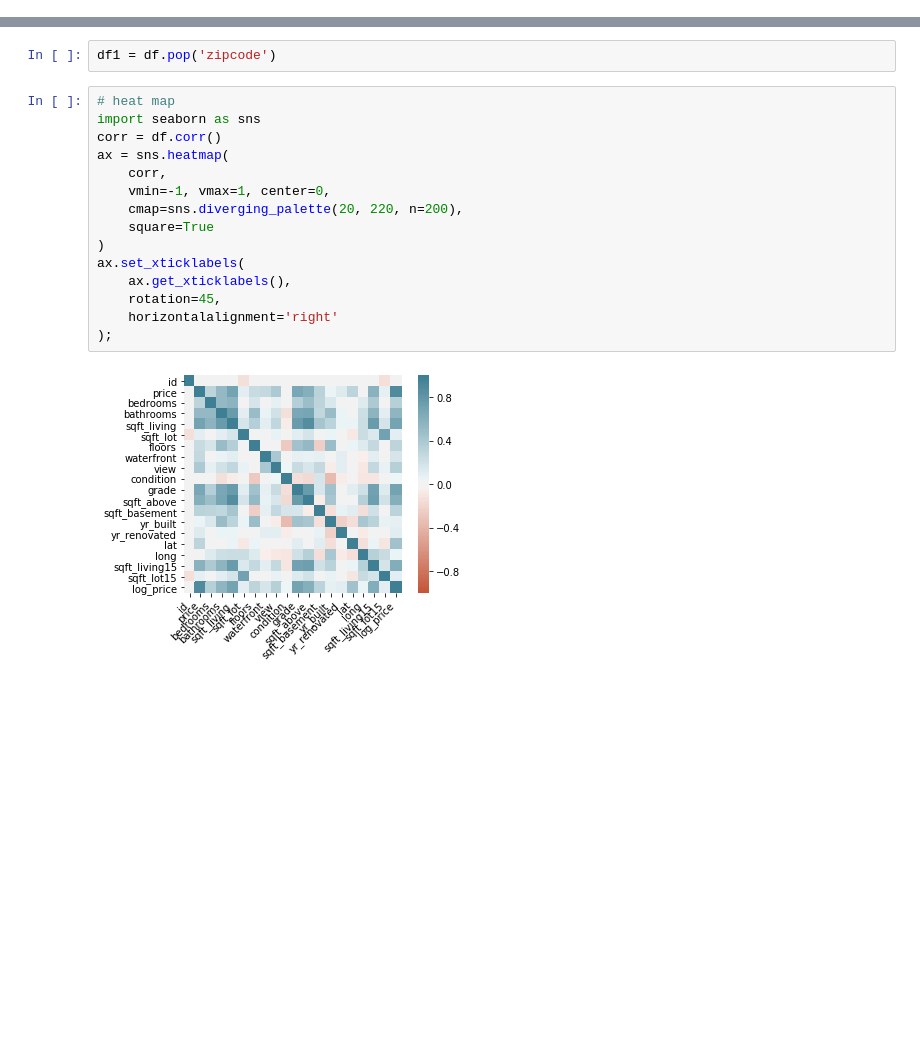
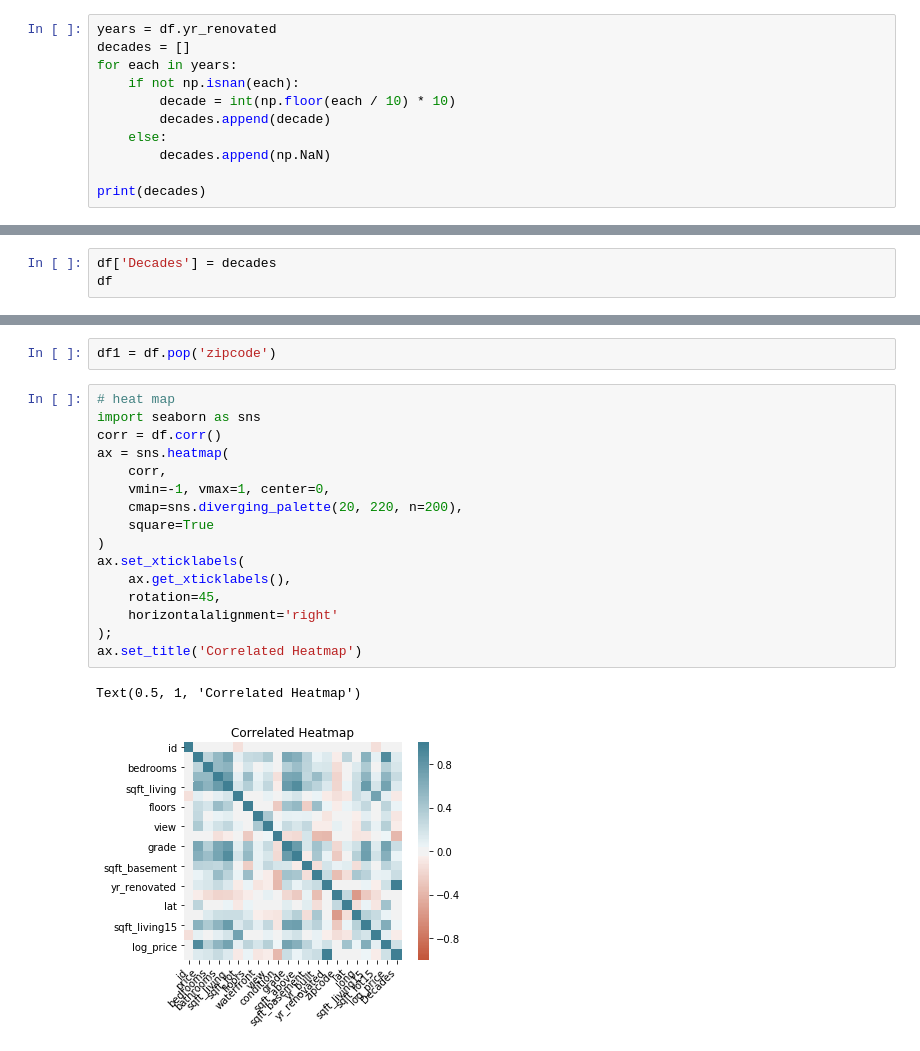
Before and after one commit to ajwal14/Springboard-DSBC, a Jupyter notebook: Housing_Visualization.ipynb, the cells around one changed output, grey strips where cells are left out. Saved outputs shown, nothing was run; the diff lists cells and outputs as text; blank space fills up the shorter version.

```diff
--- a/Housing_Visualization.ipynb
+++ b/Housing_Visualization.ipynb
@@ -60,0 +61,11 @@ df
+# %%
+years = df.yr_renovated
+decades = []
+for each in years:
+    if not np.isnan(each):
+        decade = int(np.floor(each / 10) * 10)
+        decades.append(decade)
+    else:
+        decades.append(np.NaN)
+
+print(decades)
@@ -60,0 +83,3 @@ df
+# %%
+df['Decades'] = decades
+df
@@ -102,20 +142,22 @@ df1 = df.pop('zipcode')
 # %%
 # heat map
 import seaborn as sns
 corr = df.corr()
 ax = sns.heatmap(
     corr,
     vmin=-1, vmax=1, center=0,
     cmap=sns.diverging_palette(20, 220, n=200),
     square=True
 )
 ax.set_xticklabels(
     ax.get_xticklabels(),
     rotation=45,
     horizontalalignment='right'
 );
+ax.set_title('Correlated Heatmap')
 # %% [output]
+Text(0.5, 1, 'Correlated Heatmap')
-[figure, old version]
+[figure, new version]
 # %%
 df1=df[['price', 'bedrooms', 'bathrooms', 'sqft_living',
     'sqft_lot', 'floors', 'waterfront', 'view', 'condition', 'grade',
```
Also changed, not shown: parts of 7 cells of this notebook.
